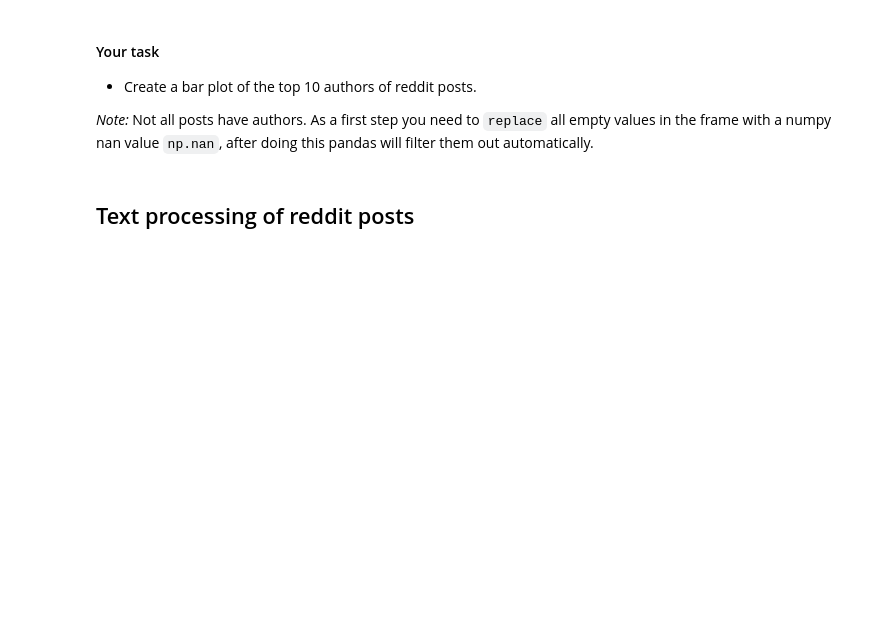
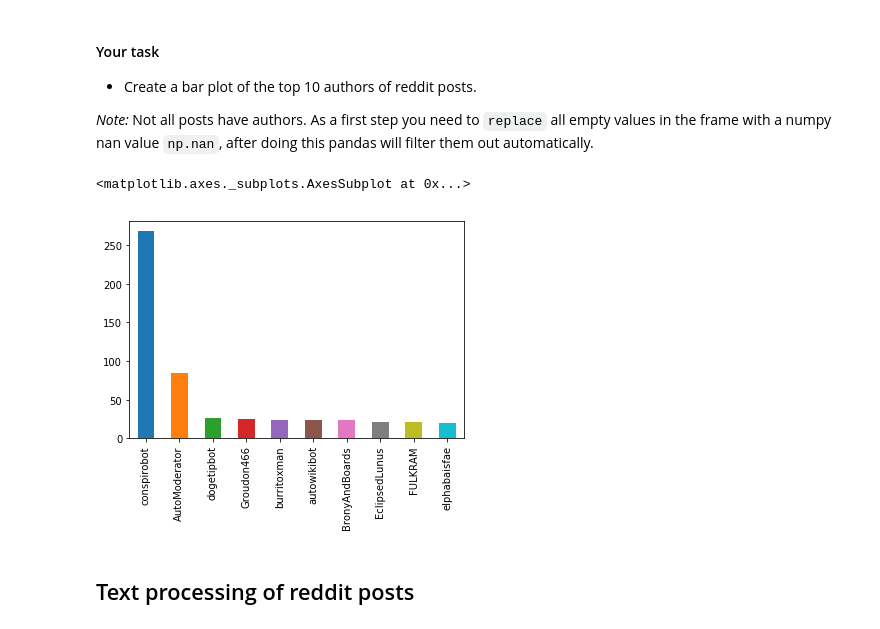
Before and after one commit to themadprofessor/CompSciLabs, a Jupyter notebook: lvl3/tad/TaD2019_Lab_1.ipynb, the cells around one changed output. Saved outputs shown, nothing was run; the diff lists cells and outputs as text; code cells hidden in the pictures; blank space fills up the shorter version.

```diff
--- a/lvl3/tad/TaD2019_Lab_1.ipynb
+++ b/lvl3/tad/TaD2019_Lab_1.ipynb
@@ -464,3 +462,10 @@ import numpy as np
+# %%
+import numpy as np
+
+post_frame['author'].replace('', np.nan).value_counts().head(10).plot.bar()
+# %% [output]
+<matplotlib.axes._subplots.AxesSubplot at 0x...>
+[figure, added]
 # %% [markdown]
 ## Text processing of reddit posts
 # %% [markdown]
```
Also changed, not shown: parts of 13 cells of this notebook.
